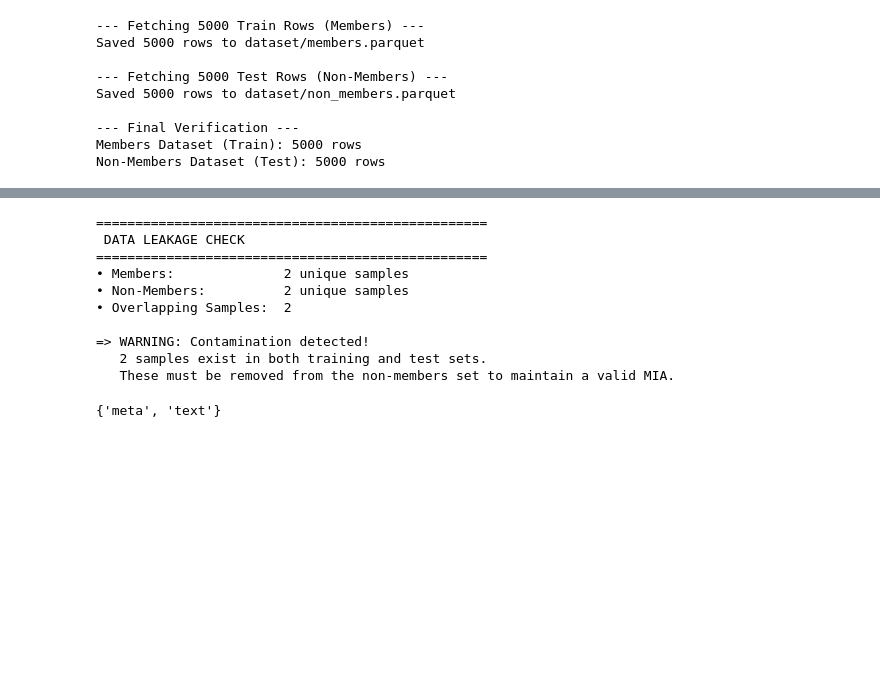
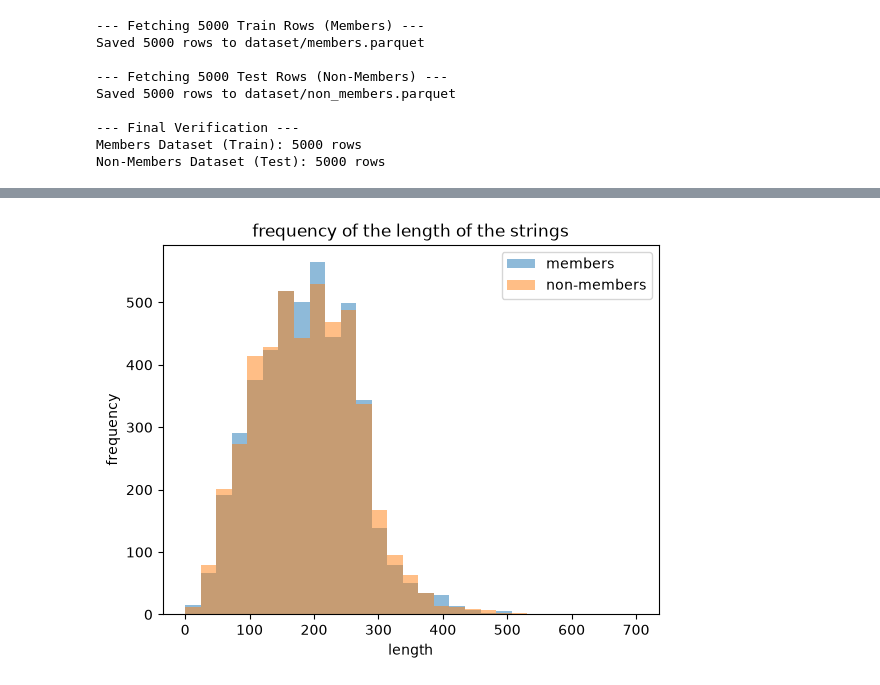
Before and after one commit to NikiLalev/data_privacy, a Jupyter notebook: ass1/notebooks/make_dataset.ipynb, the cells around one changed output, grey strips where cells are left out. Saved outputs shown, nothing was run; the diff lists cells and outputs as text; code cells hidden in the pictures; blank space fills up the shorter version.

```diff
--- a/ass1/notebooks/make_dataset.ipynb
+++ b/ass1/notebooks/make_dataset.ipynb
@@ -86,7 +91,9 @@ Members Dataset (Train): 5000 rows
 Non-Members Dataset (Test): 5000 rows
 # %%
 members = pd.read_parquet("../dataset/members.parquet")
+members = members['text']
 non_members = pd.read_parquet("../dataset/non_members.parquet")
+non_members = non_members['text']
 
-non_members.head()
+type(members[0])
 # %% [output]
@@ -147,0 +124,5 @@ if shared_samples:
+# %%
+# per-word token
+# we split each string into singular words (e.g. 'we', 'split', 'each', ...)
+m_tokens = members.astype(str).str.split()
+nm_tokens = non_members.astype(str).str.split()
@@ -508,42 +167,25 @@ def audit_dataset_distribution(members_data, non_members_data, tokenizer_func=No
-# %%
-def check_sample_overlap(members_text, non_members_text):
-    """
-    Checks for identical text samples shared between members and non-members.
-    """
-    # Normalize by stripping leading/trailing whitespace to catch hidden duplicates
-    m_set = set(str(t).strip() for t in members_text)
-    nm_set = set(str(t).strip() for t in non_members_text)
-
-    # Find the intersection (shared samples)
-    overlap = m_set.intersection(nm_set)
-    num_overlap = len(overlap)
-
-    print("=" * 50)
-    print(" DATA LEAKAGE CHECK")
-    print("=" * 50)
-    print(f"• Members:              {len(m_set):,} unique samples")
-    print(f"• Non-Members:          {len(nm_set):,} unique samples")
-    print(f"• Overlapping Samples:  {num_overlap:,}")
-
-    if num_overlap > 0:
-        print("\n=> WARNING: Contamination detected!")
-        print(f"   {num_overlap} samples exist in both training and test sets.")
-        print("   These must be removed from the non-members set to maintain a valid MIA.")
-    else:
-        print("\n=> SUCCESS: No overlap detected. Splits are strictly separated.")
-
-    return overlap
-
-check_sample_overlap(members, non_members)
-# %% [output]
-==================================================
- DATA LEAKAGE CHECK
-==================================================
-• Members:              2 unique samples
-• Non-Members:          2 unique samples
-• Overlapping Samples:  2
-
-=> WARNING: Contamination detected!
-   2 samples exist in both training and test sets.
-   These must be removed from the non-members set to maintain a valid MIA.
-{'meta', 'text'}
+# %%
+# store the length of each tokenized string
+m_lengths = []
+nm_lengths = []
+
+for m, nm in zip(m_tokens, nm_tokens):
+    m_lengths.append(len(m))
+    nm_lengths.append(len(nm))
+# %%
+import matplotlib.pyplot as plt
+
+# plot the frequency of the length of each sample
+# the ditributions mostly overlap
+
+bins = np.linspace(0, 700, 30)
+
+plt.hist(m_lengths, bins, alpha=0.5, label='members')
+plt.hist(nm_lengths, bins, alpha=0.5, label='non-members')
+plt.xlabel("length")
+plt.ylabel("frequency")
+plt.legend(loc='upper right')
+plt.title("frequency of the length of the strings")
+plt.show()
+# %% [output]
+[figure, added]
```
Also changed, not shown: parts of 25 cells of this notebook, 2 other files.
